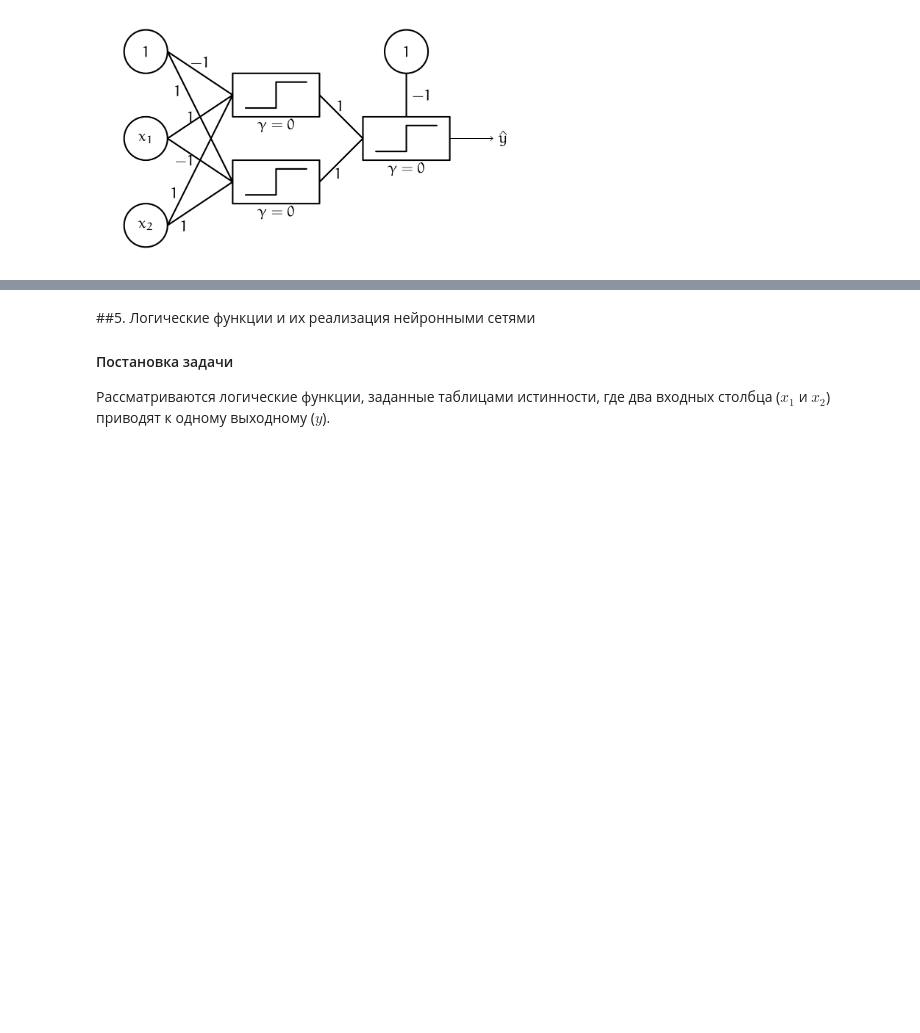
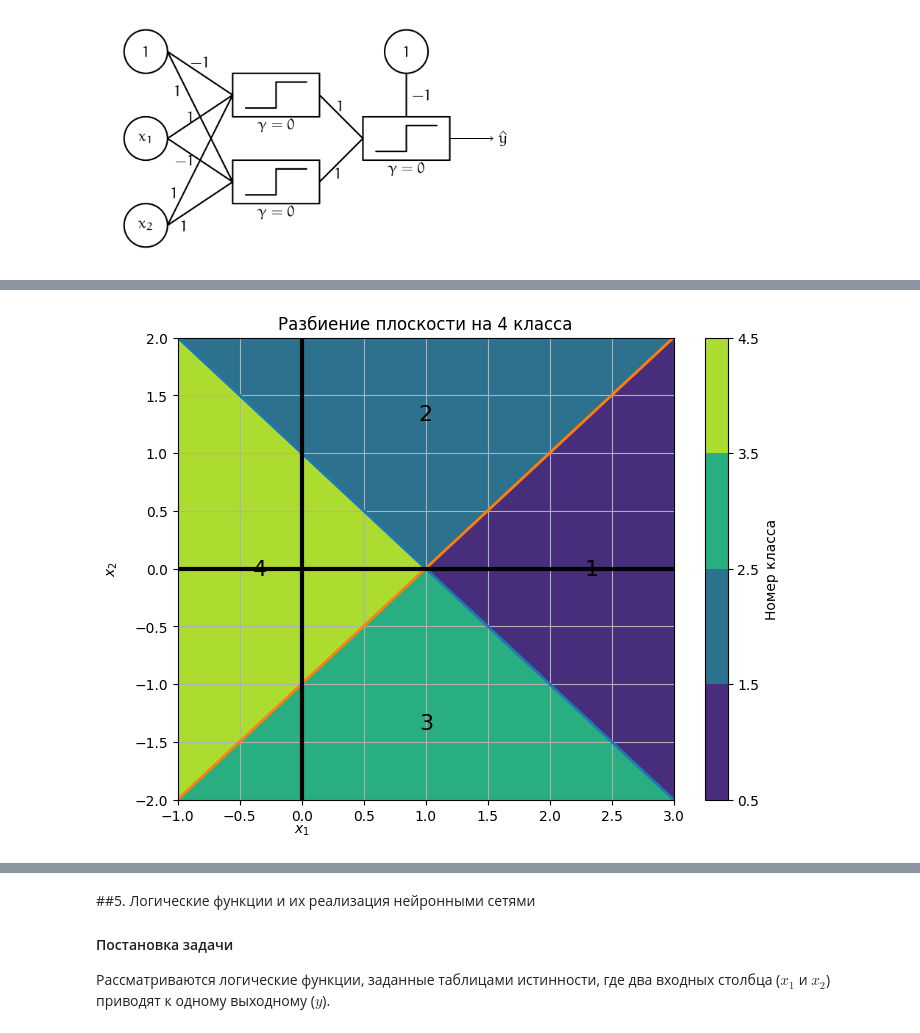
Before and after one commit to CodeHunterOfficial/ABC_DataMining, a Jupyter notebook: DL/1. Введение_в_нейронные_сети.ipynb, the cells around one changed output, grey strips where cells are left out. Saved outputs shown, nothing was run; the diff lists cells and outputs as text; code cells hidden in the pictures; blank space fills up the shorter version.

```diff
--- a/DL/1. Введение_в_нейронные_сети.ipynb
+++ b/DL/1. Введение_в_нейронные_сети.ipynb
@@ -671,3 +838,55 @@ plt.show()
+# %%
+import numpy as np
+import matplotlib.pyplot as plt
+
+def H(z):
+    return (z > 0).astype(int)
+
+def classify(x1, x2):
+    y1 = H(x1 + x2 - 1)
+    y2 = H(x1 - x2 - 1)
+    return -2*y1 - y2 + 4
+
+x = np.linspace(-1, 3, 600)
+y = np.linspace(-2, 2, 600)
+X, Y = np.meshgrid(x, y)
+Z = classify(X, Y)
+
+plt.figure(figsize=(8, 6))
+
+plt.contourf(X, Y, Z, levels=[0.5, 1.5, 2.5, 3.5, 4.5])
+plt.colorbar(label="Номер класса")
+
+plt.plot(x, 1 - x, linewidth=2)
+plt.plot(x, x - 1, linewidth=2)
+
+# Оси координат
+plt.axhline(0, linewidth=3, color='black', zorder=10)
+plt.axvline(0, linewidth=3, color='black', zorder=10)
+
+# Центры областей
+for cls in [1, 2, 3, 4]:
+    mask = (Z == cls)
+    xc = X[mask].mean()
+    yc = Y[mask].mean()
+    plt.text(xc, yc, str(cls), fontsize=16, ha='center', va='center', zorder=15)
+
+# ----- Настройка подписей осей -----
+# Стандартная подпись x1, но смещаем её под точку x=0
+plt.xlabel(r'$x_1$', labelpad=10)          # labelpad задаёт отступ от осей
+ax = plt.gca()
+ax.xaxis.set_label_coords(0.25, -0.05)     # x=0.25 в координатах axes, y=-0.05 (чуть ниже)
+
+# ylabel оставляем как есть (он автоматически по центру слева, что соответствует y=0)
+plt.ylabel(r'$x_2$', labelpad=10)
+
+plt.xlim(-1, 3)
+plt.ylim(-2, 2)
+plt.title("Разбиение плоскости на 4 класса")
+plt.grid(True)
+plt.show()
+# %% [output]
+[figure, added]
 # %% [markdown]
 
 
```
Also changed, not shown: parts of 23 cells of this notebook.
